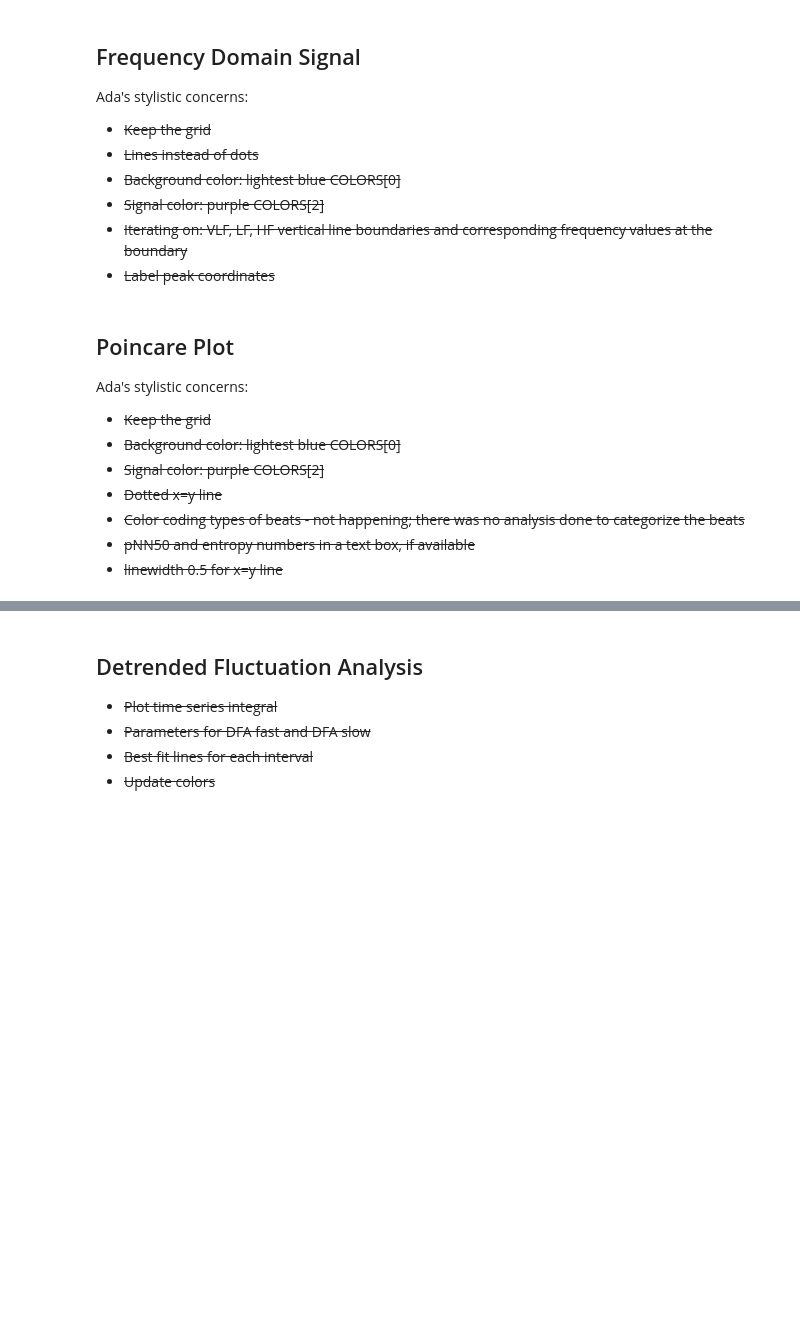
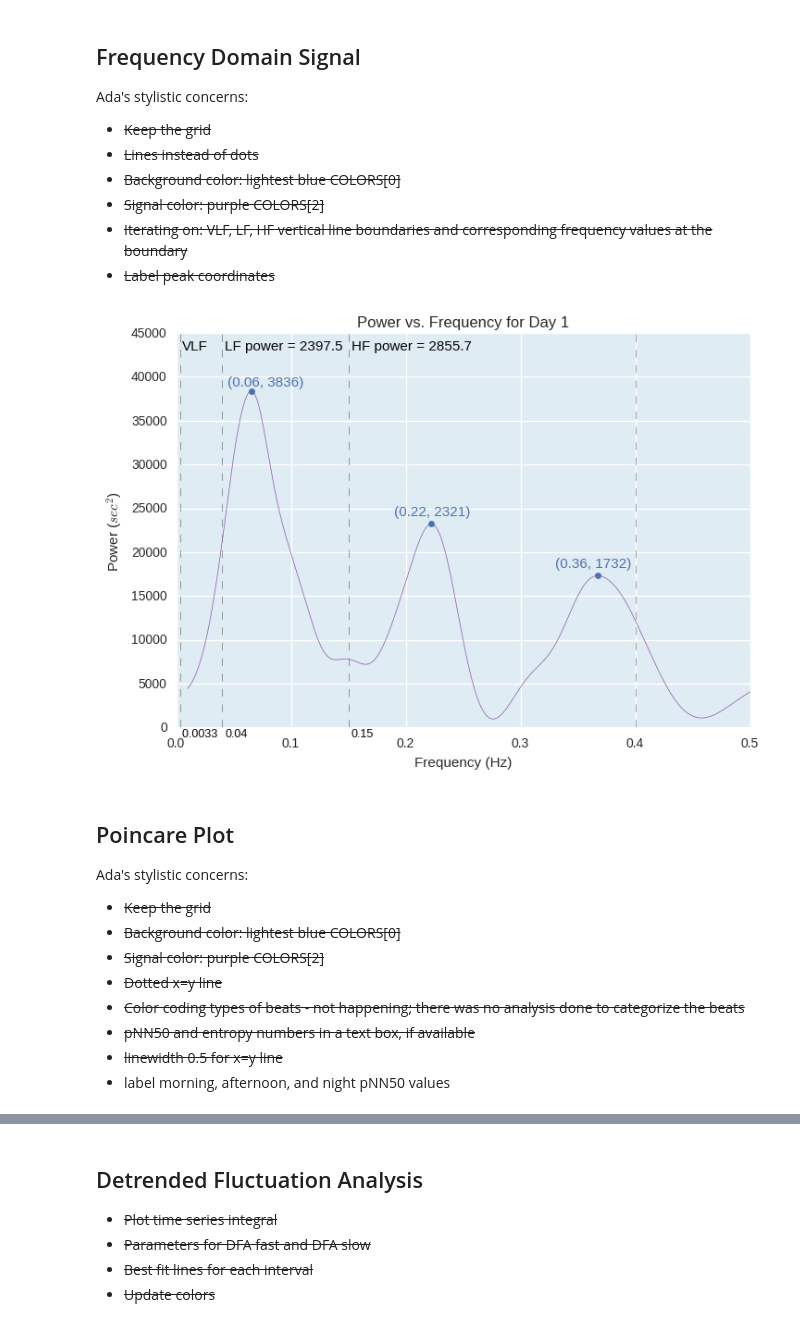
Before and after one commit to terrrychan/PHS-Project, a Jupyter notebook: Visualizations.ipynb, the cells around one changed output, grey strips where cells are left out. Drawn from its saved outputs; the diff is of its cells as text; code cells hidden in the pictures; blank space fills up the shorter version.

```diff
--- a/Visualizations.ipynb
+++ b/Visualizations.ipynb
@@ -159,39 +166,41 @@ axes.set_axis_bgcolor(BGCOLOR)
 axes.set_ylim([0, 45000])
 
 # labelling power regions
-place_text(0.01, 0.96, 'VLF', axes)
+place_text(0.01, 0.95, 'VLF', axes)
 place_text(0.01, -0.03, '0.0033 ', axes, specific_fontsize=9)
-place_text(0.085, 0.96, 'LF power = ' + str(lf)[:-5], axes)
+place_text(0.085, 0.95, 'LF power = ' + str(lf)[:-5], axes)
 place_text(0.085, -0.03, '0.04', axes, specific_fontsize=9)
-place_text(0.305, 0.96, 'HF power = ' + str(hf)[:-5], axes)
+place_text(0.305, 0.95, 'HF power = ' + str(hf)[:-5], axes)
 place_text(0.305, -0.03, '0.15', axes, specific_fontsize=9)
 
 # labelling the peaks
 local_max_indices = argrelextrema(np.array(data['periodogram']), np.greater)
 plt.plot(data['freqs'][local_max_indices[0][0]],
          data['periodogram'][local_max_indices[0][0]],
          'o', color=LOCALMAXCOLOR, markersize=LOCALMAXMARKERSIZE)
 text = '(' + str(data['freqs'][local_max_indices[0][0]])[0:4] + ', ' + str(data['periodogram'][local_max_indices[0][0]])[0:4] + ')'
 place_text(0.09, 0.86, text, axes, specific_color=LOCALMAXCOLOR)
 
 plt.plot(data['freqs'][local_max_indices[0][2]],
          data['periodogram'][local_max_indices[0][2]],
          'o', color=LOCALMAXCOLOR, markersize=LOCALMAXMARKERSIZE)
 text = '(' + str(data['freqs'][local_max_indices[0][2]])[0:4] + ', ' + str(data['periodogram'][local_max_indices[0][2]])[0:4] + ')'
 place_text(0.38, 0.53, text, axes, specific_color=LOCALMAXCOLOR)
 
 plt.plot(data['freqs'][local_max_indices[0][3]],
          data['periodogram'][local_max_indices[0][3]],
          'o', color=LOCALMAXCOLOR, markersize=LOCALMAXMARKERSIZE)
 text = '(' + str(data['freqs'][local_max_indices[0][3]])[0:4] + ', ' + str(data['periodogram'][local_max_indices[0][3]])[0:4] + ')'
 place_text(0.66, 0.4, text, axes, specific_color=LOCALMAXCOLOR)
 
 plt.xlabel("Frequency (Hz)")
 plt.ylabel("Power ($sec^2$)")
 plt.title("Power vs. Frequency for Day 1")
 
 plt.savefig('day1_FrequencyDomainSignal.png', format='png')
 plt.show()
+# %% [output]
+[figure, added]
 # %% [markdown]
 ## Poincare Plot
 
@@ -203,6 +212,7 @@ Ada's stylistic concerns:
 - ~~Color coding types of beats - not happening; there was no analysis done to categorize the beats~~
 - ~~pNN50 and entropy numbers in a text box, if available~~
 - ~~linewidth 0.5 for x=y line~~
+- label morning, afternoon, and night pNN50 values
 # %%
 plt.plot(np.arange(0, 160, 0.05),
          np.arange(0, 160, 0.05),
```
Also changed, not shown: parts of 7 cells of this notebook, 3 other files.
